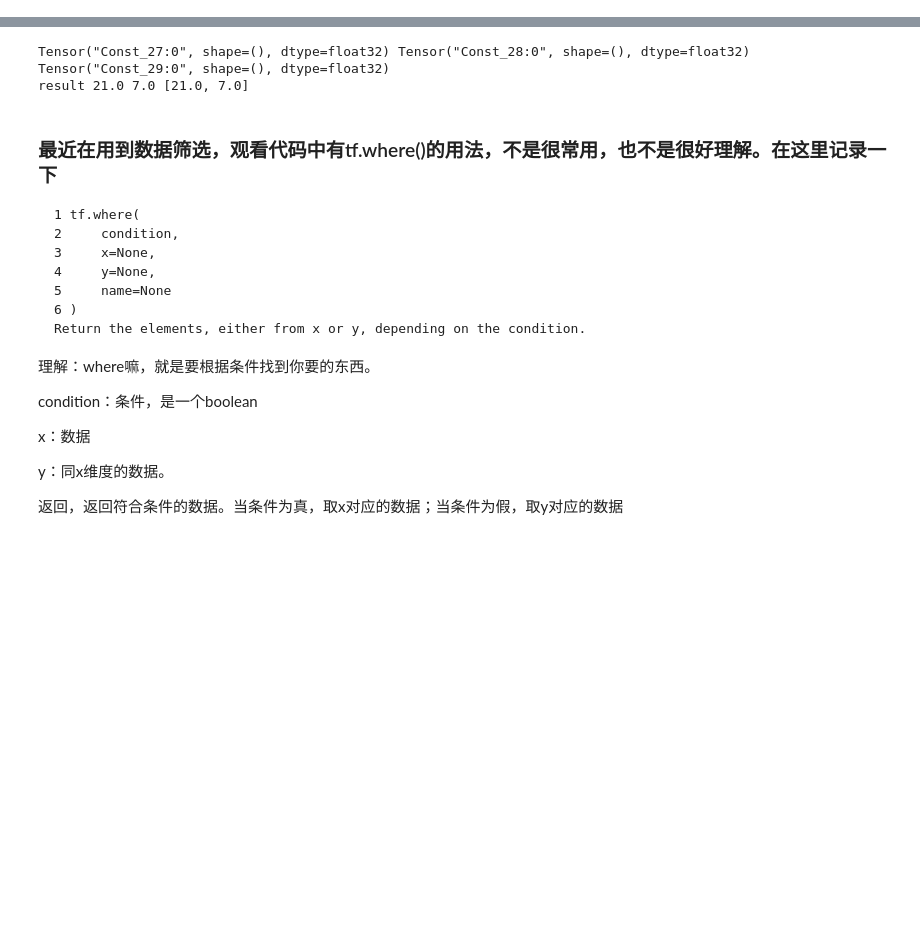
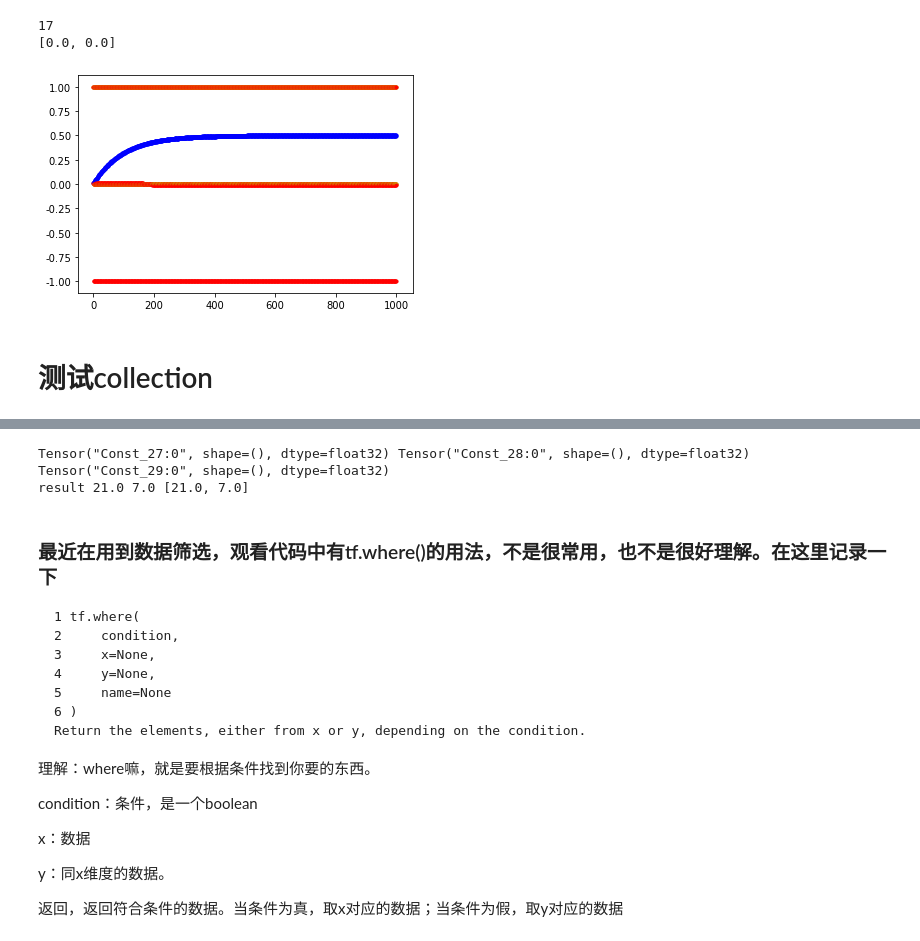
Before and after one commit to liucw2012/leostudy, a Jupyter notebook: Leotensorflow.ipynb, the cells around one changed output, grey strips where cells are left out. Cells and saved outputs as stored; diff of their text form; code cells hidden in the pictures; blank space fills up the shorter version.

```diff
--- a/Leotensorflow.ipynb
+++ b/Leotensorflow.ipynb
@@ -0,0 +59,52 @@
+# %%
+import tensorflow as tf
+import sys
+import matplotlib.pyplot as plt
+
+v1   = tf.Variable(tf.constant(0, dtype=tf.float32), dtype=tf.float32)
+v2   = tf.Variable(tf.constant(0, dtype=tf.float32), dtype=tf.float32)
+step = tf.Variable(tf.constant(0, dtype=tf.float32), trainable=False)
+ema  = tf.train.ExponentialMovingAverage(0.99, 1000)#step)
+maintain_averages_op = ema.apply([v1,v2])
+
+#在创建ExponentialMovingAverage对象时，需指定衰减率（decay），用于控制模型的更新速度。
+#影子变量的初始值与训练变量的初始值相同。当运行变量更新时，每个影子变量都会更新为：
+#shadow_variable = decay * shadow_variable + (1 - decay) * variable
+#shadow_variable = decay * shadow_variable + (1 - decay) * variable
+#decay= min（decay，（1+steps）/（10+steps））
+
+print(str(sys._getframe().f_lineno))
+with tf.Session() as sess:
+    # 初始化
+    init_op = tf.global_variables_initializer()
+    sess.run(init_op)
+    print(sess.run([v1, ema.average(v1)]))
+    # 更新变量v1的取值
+    for i in range(1000):
+        if i % 2 == 0 :
+            sess.run(tf.assign(v1, 1))
+            sess.run(tf.assign(v2, 1))
+            sess.run(maintain_averages_op)
+            rv1, rshadow = sess.run([v1, ema.average(v1)])
+            rv2, r2shadow = sess.run([v2, ema.average(v2)])
+            plt.scatter(i, rv1,    color='y',s=10)
+            plt.scatter(i, rshadow, color='b',s=10)
+            plt.scatter(i, rv2,    color='r',s=10)
+            plt.scatter(i, r2shadow, color='r',s=10)
+        else:
+            sess.run(tf.assign(v1, 0))
+            sess.run(tf.assign(v2, -1))
+            sess.run(maintain_averages_op)
+            rv1, rshadow = sess.run([v1, ema.average(v1)])
+            rv2, r2shadow = sess.run([v2, ema.average(v2)])
+            plt.scatter(i, rv1,    color='y',s=10)
+            plt.scatter(i, rshadow, color='b',s=10)
+            plt.scatter(i, rv2,    color='r',s=10)
+            plt.scatter(i, r2shadow, color='r',s=10)
+    plt.show()
+# %% [output]
+17
+[0.0, 0.0]
+[figure, added]
+# %% [markdown]
+# 测试collection
```
Also changed, not shown: parts of 12 cells of this notebook, 8 other files.
